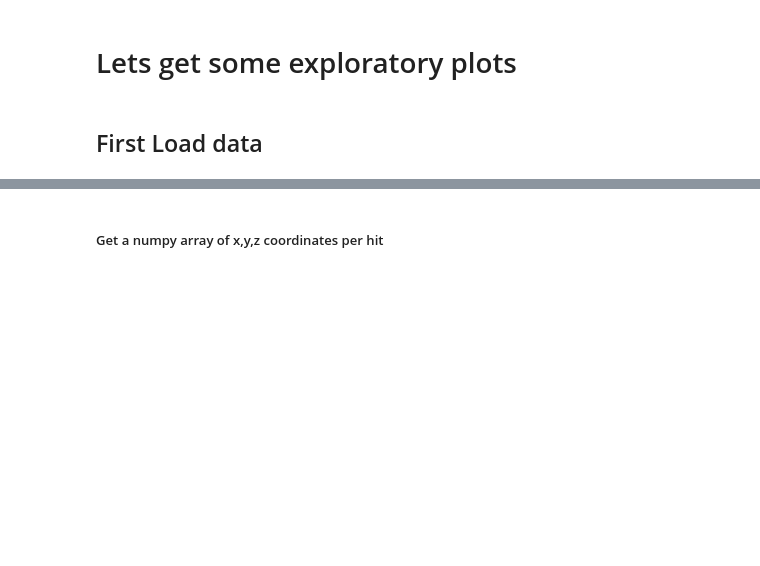
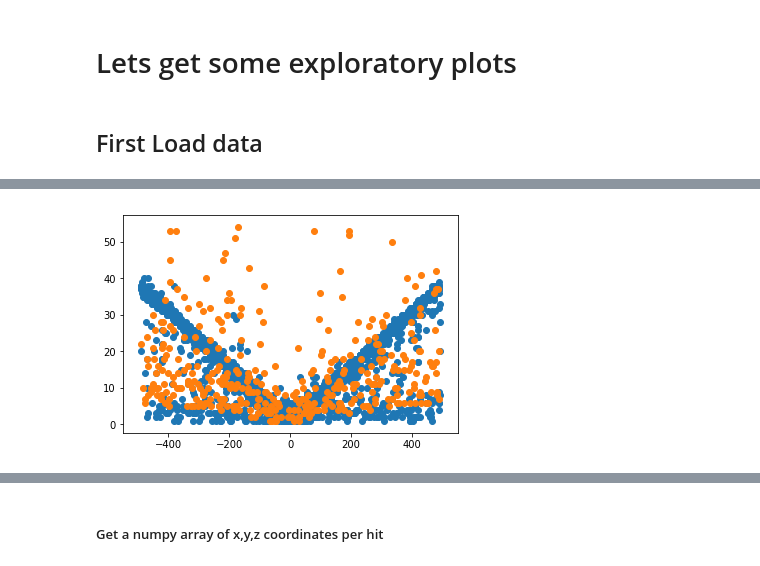
Before and after one commit to jxi24/TrackML, a Jupyter notebook: Jacks_plots.ipynb, the cells around one changed output, grey strips where cells are left out. Saved outputs shown, nothing was run; the diff lists cells and outputs as text; code cells hidden in the pictures; blank space fills up the shorter version.

```diff
--- a/Jacks_plots.ipynb
+++ b/Jacks_plots.ipynb
@@ -34,0 +59,28 @@ hits
+# %%
+good_hits4 = []
+bad_hits4 = []
+
+df_8_mask = df['volume_id'] == 8
+df_8 = df[df_8_mask]
+df_v8_l4_mask = df_8['layer_id'] == 4
+df_v8_l4 = df_8[df_v8_l4_mask]
+
+for hit_id in df_v8_l4['hit_id'].values:
+    loc = cells['hit_id'] == hit_id
+    loc_hit = df['hit_id'] == hit_id
+    nch1 = len(cells[loc]['ch1'].unique())
+    nch0 = len(cells[loc]['ch0'].unique())
+    z = float(df[loc_hit]['z'].values)
+    good = df[loc_hit]['particle_id'] != 0
+    if(good.values):
+        good_hits4.append([z,nch1,nch0])
+    else:
+        bad_hits4.append([z,nch1,nch0])
+# %%
+good_hits4 = np.array(good_hits4)
+bad_hits4 = np.array(bad_hits4)
+plt.scatter(good_hits4[:,0],good_hits4[:,1])
+plt.scatter(bad_hits4[:,0],bad_hits4[:,1])
+plt.show()
+# %% [output]
+[figure, added]
```
Also changed, not shown: parts of 10 cells of this notebook, 4 other files.
